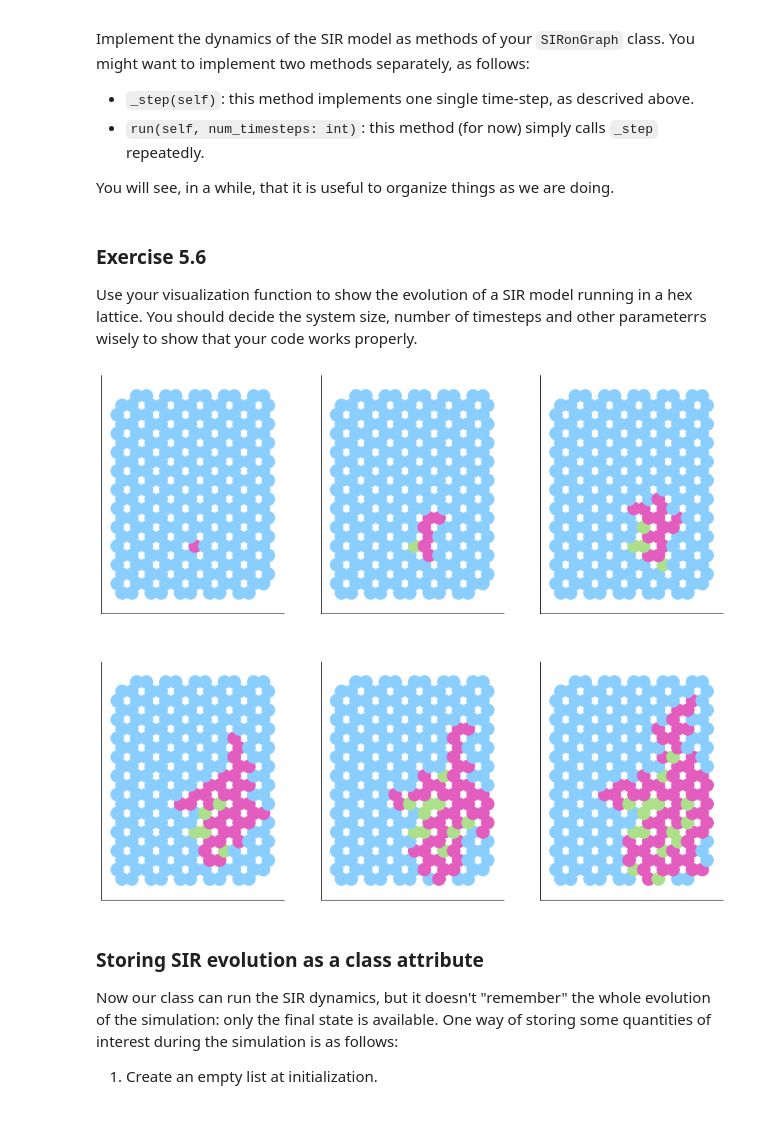
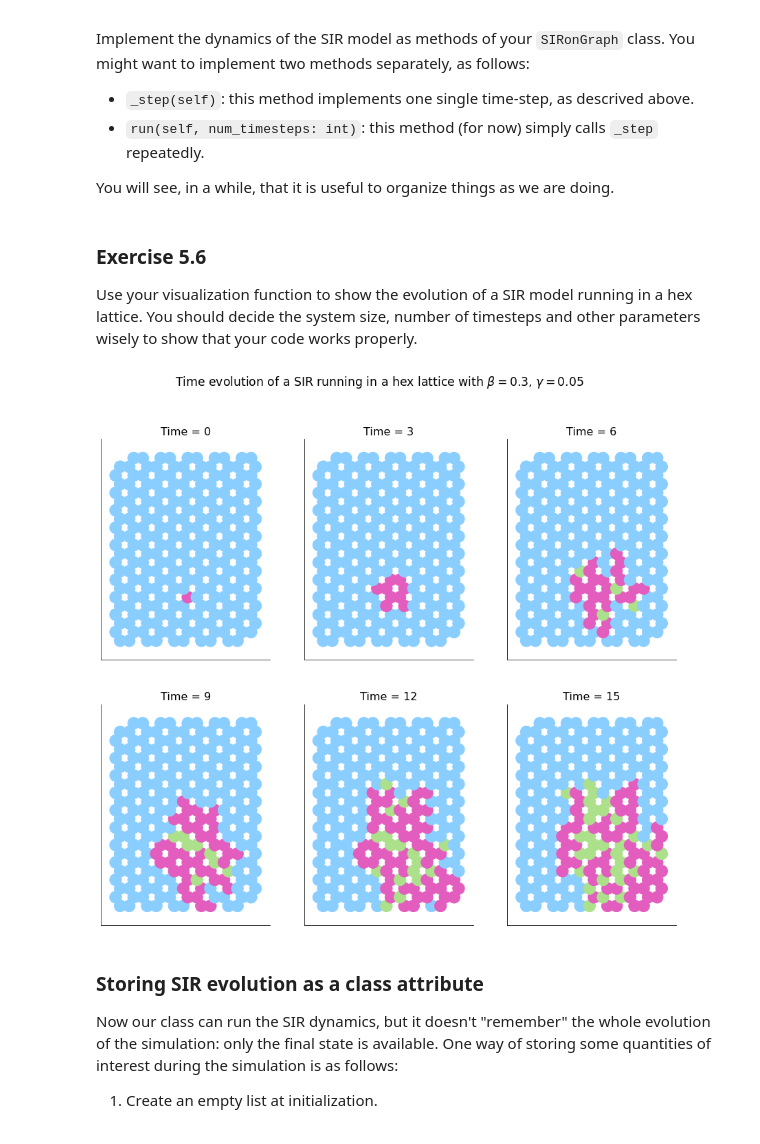
Before and after one commit to Gea97/MeccanicaStatistica2021, a Jupyter notebook: notebooks/5-SIR-Model.ipynb, the cells around one changed output. Cells and saved outputs as stored; diff of their text form; code cells hidden in the pictures.

```diff
--- a/notebooks/5-SIR-Model.ipynb
+++ b/notebooks/5-SIR-Model.ipynb
@@ -130,7 +133,10 @@ ax.legend(loc="best");
 # %%
-beta=0.9
-gamma=0.7
-y0 = (10**3, 100, 0)
+beta=0.4
+gamma=0.05
+N=10**3
+In=50
+R0=beta/gamma
+y0 = (N, In, 0)
 ode_result = solve_ivp(odes_SIR, (0, tmax), y0)
 t_range = ode_result.t
 S, I, R = ode_result.y
@@ -143,6 +149,6 @@ ax.plot(t_range, I, c=SIR_colors["I"],label=r"I")
 ax.plot(t_range, R, c=SIR_colors["R"],label=r"R")
 ax.set_xlabel(r"Time")
 ax.set_ylabel(r"Number of people")
-ax.set_title(r"SIR Model on a network with $\beta= $" + str(beta) + r", $\gamma=$" + str(gamma))
+ax.set_title(r"SIR Model on a network with $\beta= $" + str(beta) + r", $\gamma= $" + str(gamma) + r", $R_{0} =$" + str("%.2f" % R0))
 ax.legend(loc="best");
 # %% [output]
@@ -490,22 +488,25 @@ class SIRonGraph:
                             self.network.nodes[edge[(i+1)%2]]["kind"]="I" #S -> I with prob beta
 # %% [markdown]
 ### Exercise 5.6
-Use your visualization function to show the evolution of a SIR model running in a hex lattice. You should decide the system size, number of timesteps and other parameterrs wisely to show that your code works properly.
+Use your visualization function to show the evolution of a SIR model running in a hex lattice. You should decide the system size, number of timesteps and other parameters wisely to show that your code works properly.
 # %%
 G = nx.hexagonal_lattice_graph(10, 10)
 model = SIRonGraph(network=G, initial_infected=[(5, 5)], beta=0.3, gamma=0.05)
 # %%
 fig, axx = plt.subplots(2, 3, figsize=(15, 13))
 axx = axx.reshape(-1)
-
+t=0
+step=3
+fig.suptitle(r"Time evolution of a SIR running in a hex lattice with $\beta= $" + str(model.beta) + r", $\gamma=$" + str(model.gamma), fontsize = "xx-large")
 for ax in axx:
     ### plot model status on axis ax
+    ax.set_title(r"Time = " + str(t))
     show_hex_model(model,labels=False,ax=ax)
-
     ### run the model for some timesteps
-    model.run(3)
+    model.run(step)
+    t+=step
 # %% [output]
-[figure, old version]
+[figure, new version]
 # %% [markdown]
 ### Storing SIR evolution as a class attribute
 Now our class can run the SIR dynamics, but it doesn't "remember" the whole evolution of the simulation: only the final state is available. One way of storing some quantities of interest during the simulation is as follows:
```
Also changed, not shown: parts of 36 cells of this notebook.
